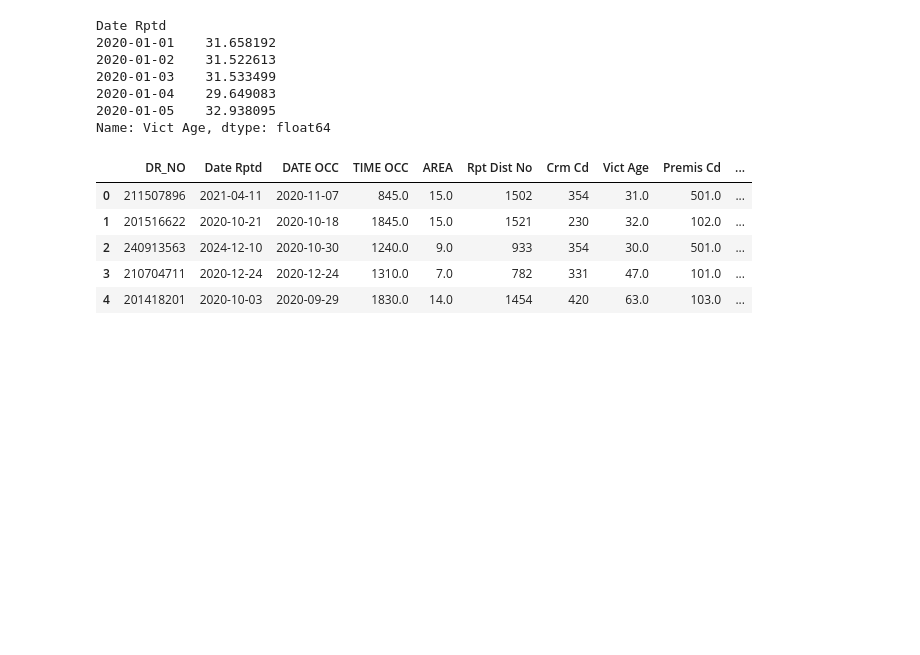
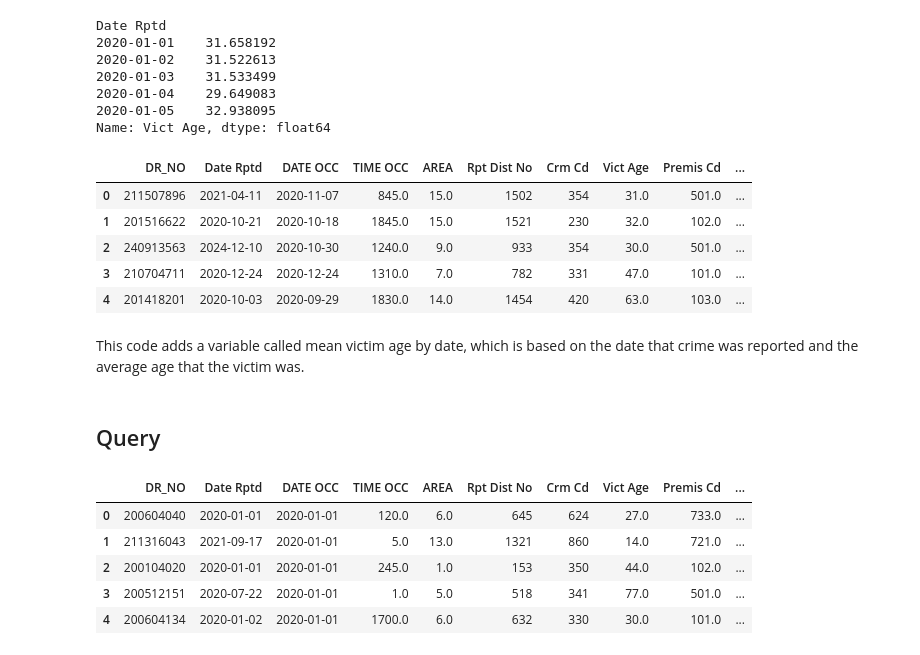
Before and after one commit to porte2ax/IA340-1, a Jupyter notebook: Proj1.ipynb, the cells around one changed output. Saved outputs shown, nothing was run; the diff lists cells and outputs as text; code cells hidden in the pictures; blank space fills up the shorter version.

```diff
--- a/Proj1.ipynb
+++ b/Proj1.ipynb
@@ -293,3 +311,22 @@ df.h
 | 2 | 240913563 | 2024-12-10 | 2020-10-30 | 1240.0 | 9.0 | 933 | 354 | 30.0 | 501.0 | ... |
 | 3 | 210704711 | 2020-12-24 | 2020-12-24 | 1310.0 | 7.0 | 782 | 331 | 47.0 | 101.0 | ... |
 | 4 | 201418201 | 2020-10-03 | 2020-09-29 | 1830.0 | 14.0 | 1454 | 420 | 63.0 | 103.0 | ... |
+# %% [markdown]
+This code adds a variable called mean victim age by date, which is based on the date that crime was reported and the average age that the victim was.
+# %% [markdown]
+## Query
+# %%
+df['DATE OCC'] = pd.to_datetime(df['DATE OCC'], errors='coerce')
+
+df_sorted = df.sort_values(by='DATE OCC', ascending=True)
+
+df_sorted = df_sorted.reset_index(drop=True)
+
+df_sorted.head()
+# %% [output]
+|  | DR_NO | Date Rptd | DATE OCC | TIME OCC | AREA | Rpt Dist No | Crm Cd | Vict Age | Premis Cd | ... |
+| 0 | 200604040 | 2020-01-01 | 2020-01-01 | 120.0 | 6.0 | 645 | 624 | 27.0 | 733.0 | ... |
+| 1 | 211316043 | 2021-09-17 | 2020-01-01 | 5.0 | 13.0 | 1321 | 860 | 14.0 | 721.0 | ... |
+| 2 | 200104020 | 2020-01-01 | 2020-01-01 | 245.0 | 1.0 | 153 | 350 | 44.0 | 102.0 | ... |
+| 3 | 200512151 | 2020-07-22 | 2020-01-01 | 1.0 | 5.0 | 518 | 341 | 77.0 | 501.0 | ... |
+| 4 | 200604134 | 2020-01-02 | 2020-01-01 | 1700.0 | 6.0 | 632 | 330 | 30.0 | 101.0 | ... |
```
Also changed, not shown: parts of 11 cells of this notebook.
